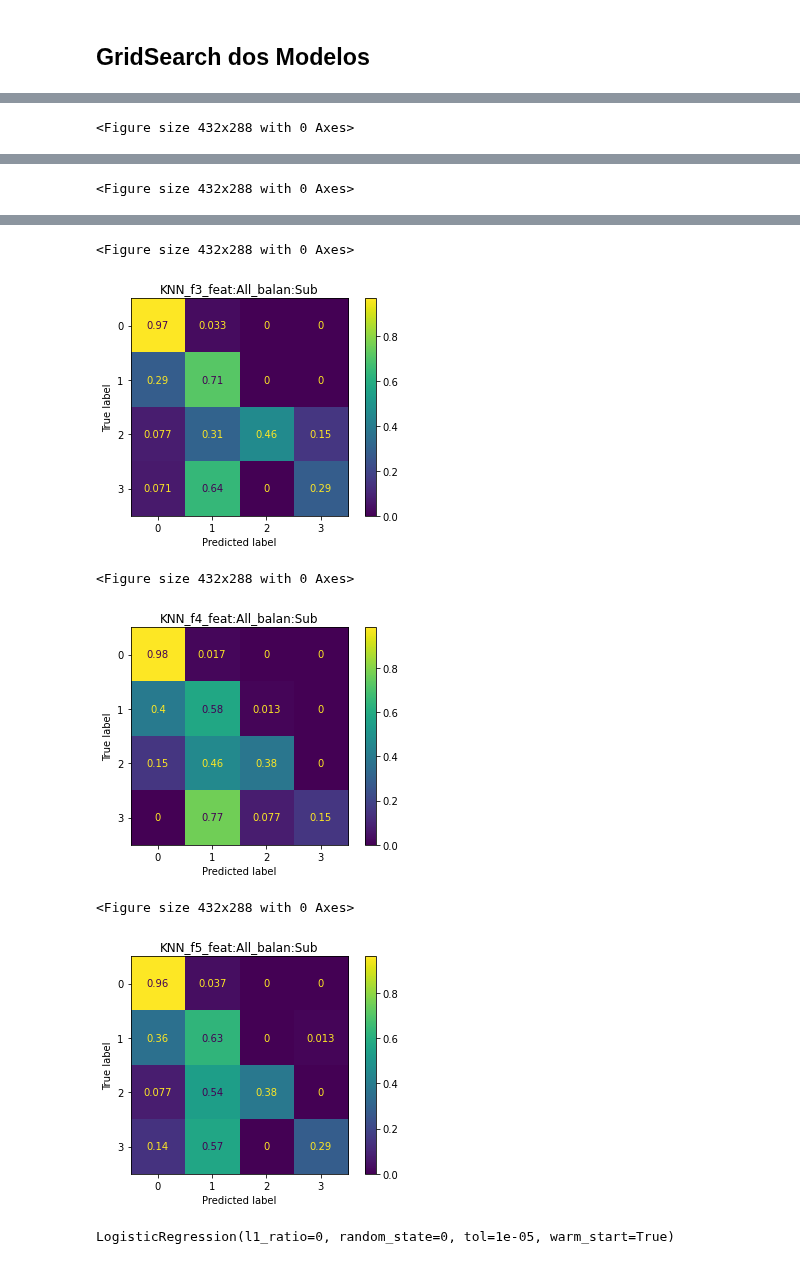
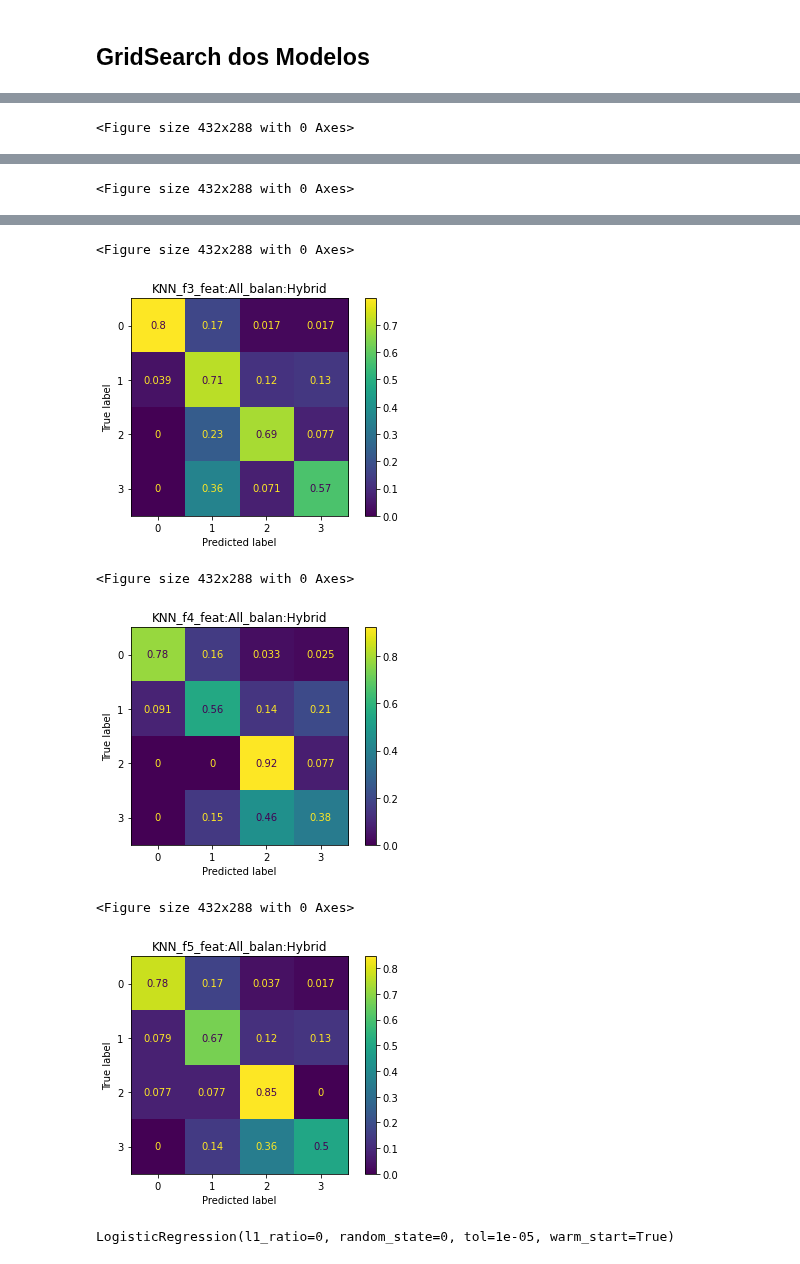
Before and after one commit to lucas-fpaiva/AnalisePred-PES, a Jupyter notebook: Projeto/car_eval/classifier_car.ipynb, the cells around one changed output, grey strips where cells are left out. Drawn from its saved outputs; the diff is of its cells as text; code cells hidden in the pictures.

Commit message:
Implementado Sub Random e Hybrid Random+SMOTE

```diff
--- a/Projeto/car_eval/classifier_car.ipynb
+++ b/Projeto/car_eval/classifier_car.ipynb
@@ -235,29 +236,35 @@ from imblearn.under_sampling import ClusterCentroids, RandomUnderSampler, Edited
 
 def balan_func(X, y,balan_name):
   #['No','Sub', 'Over', 'Hybrid']
+  print (Counter(y).values())
   if balan_name == 'No':
     x_treino, y_treino = treino[features],treino['class']
 
-  elif balan_name == 'Sub': ## Falta atualizar
-    tl = TomekLinks(sampling_strategy='not minority')
-    #enn = EditedNearestNeighbours(sampling_strategy='not minority')
-    x_treino, y_treino = tl.fit_resample(X, y)
-    print(x_treino.shape,y_treino.shape)
+  # elif balan_name == 'Sub': ## Falta atualizar
+  #   tl = TomekLinks(sampling_strategy='not minority')
+  #   #enn = EditedNearestNeighbours(sampling_strategy='not minority')
+  #   x_treino, y_treino = tl.fit_resample(X, y)
+  #   print(x_treino.shape,y_treino.shape, Counter(y_treino).values())
 
   # elif balan_name == 'SubKmeans': ## Falta atualizar
   #   cc = ClusterCentroids(sampling_strategy='not minority', random_state=0)
   #   x_treino, y_treino = cc.fit_resample(X, y)
 
-  # elif balan_name == 'SubRandom':
-  #   rus = RandomUnderSampler(sampling_strategy='not minority', replacement=True, random_state=0) #replacement considera independentemente cada classe
-  #   x_treino, y_treino = rus.fit_resample(X, y)
+  elif balan_name == 'Sub':
+    rus = RandomUnderSampler(sampling_strategy='not minority', replacement=True, random_state=0) #replacement considera independentemente cada classe
+    x_treino, y_treino = rus.fit_resample(X, y)
+    print(x_treino.shape,y_treino.shape, Counter(y_treino).values())
 
   elif balan_name == 'Over': ## Falta atualizar
     x_treino, y_treino = SMOTE(sampling_strategy='not majority').fit_resample(X, y)
-    print(x_treino.shape,y_treino.shape)
+    print(x_treino.shape,y_treino.shape, Counter(y_treino).values())
 
   elif balan_name == 'Hybrid': ## Falta atualizar
-    x_treino, y_treino = treino[features],treino['class']
+    classes = {0:450, 1:307, 2:52, 3:55}
+    rus = RandomUnderSampler(sampling_strategy=classes, replacement=True, random_state=0) #replacement considera independentemente cada classe
+    X, y = rus.fit_resample(X, y)
+    x_treino, y_treino = SMOTE(sampling_strategy='not majority').fit_resample(X, y)
+    print(x_treino.shape,y_treino.shape, Counter(y_treino).values())
 
   return x_treino, y_treino
 # %% [markdown]
@@ -290,7 +297,7 @@ data.head()
 # %%
 data_results = pd.DataFrame([],columns=['Acurácia', 'F1-Score', 'ROC-AUC', 'Fold','Modelo','Parâmetros',"Balanceamento","N_feat","Features"])
 models = ["KNN"]#["KNN", "RL", "BNB", "DT", "PMC",  "RF", "GB"] #"KNN",
-balances = ['Sub']#['No','Sub', 'Over', 'Hybrid']
+balances = ['Hybrid']#['No','Sub', 'Over', 'Hybrid']
 n_features = ["All"]#["All",16,11,6]#"All",
 
 for name_model in models:
@@ -391,9 +398,9 @@ Fold 5 [0.8405797101449275, 0.6370072782527186, 0.9441634066551675]
 <Figure size 432x288 with 0 Axes>
-[figure, old version]
+[figure, new version]
 <Figure size 432x288 with 0 Axes>
-[figure, old version]
+[figure, new version]
 <Figure size 432x288 with 0 Axes>
-[figure, old version]
+[figure, new version]
 # %%
 model.tolist()
 # %% [output]
```
Also changed, not shown: parts of 2 cells of this notebook.
